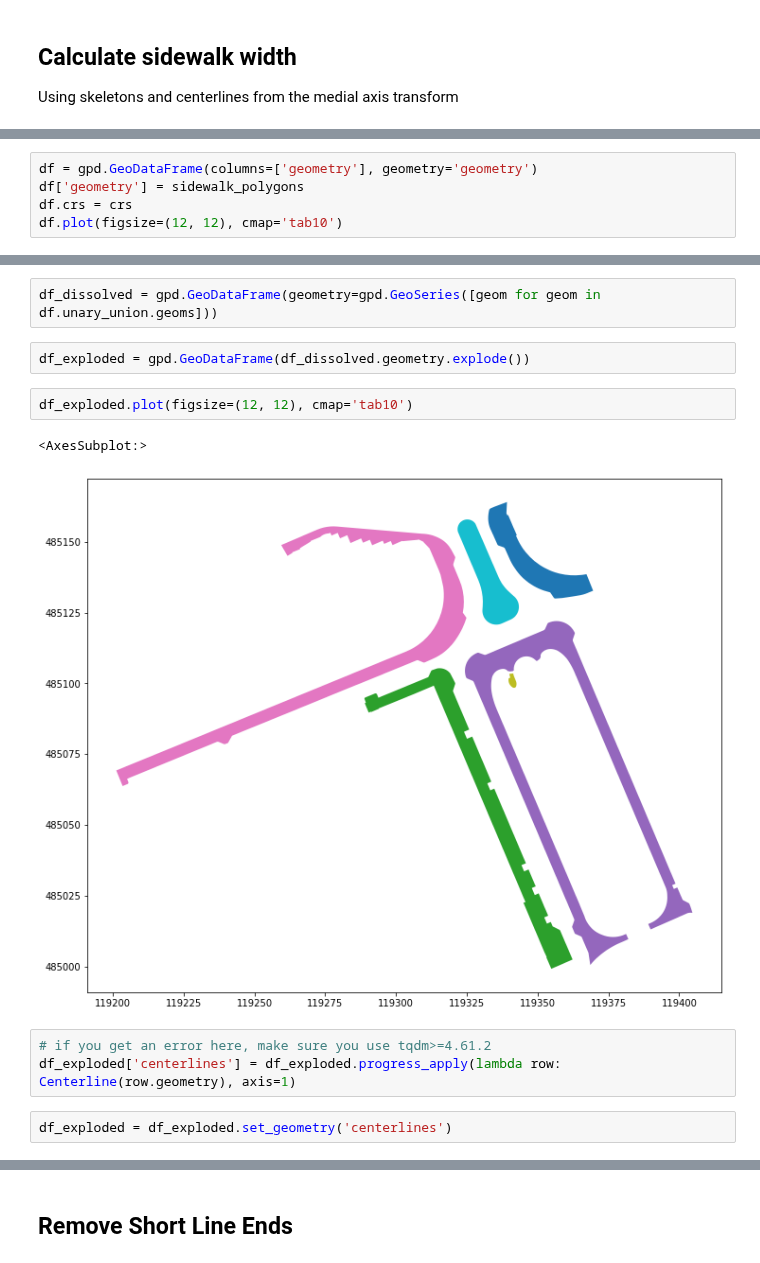
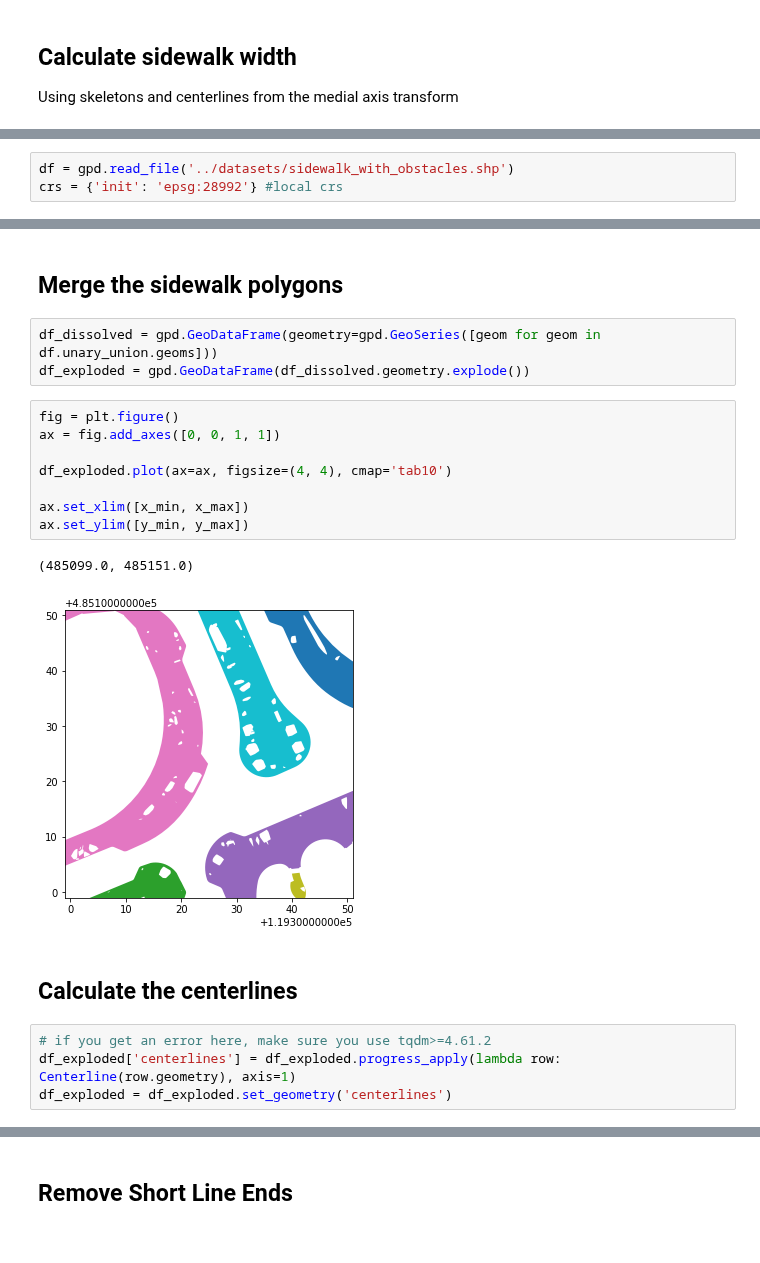
Before and after one commit to Amsterdam-AI-Team/Urban_PointCloud_Sidewalk_Width, a Jupyter notebook: notebooks/5. Sidewalk width.ipynb, the cells around one changed output, grey strips where cells are left out. Drawn from its saved outputs; the diff is of its cells as text.

```diff
--- a/notebooks/5. Sidewalk width.ipynb
+++ b/notebooks/5. Sidewalk width.ipynb
@@ -43,5 +42,3 @@ crs = {'init': 'epsg:28992'} #local crs
 # %%
-df = gpd.GeoDataFrame(columns=['geometry'], geometry='geometry')
-df['geometry'] = sidewalk_polygons
-df.crs = crs
-df.plot(figsize=(12, 12), cmap='tab10')
+df = gpd.read_file('../datasets/sidewalk_with_obstacles.shp')
+crs = {'init': 'epsg:28992'} #local crs
@@ -51,14 +57,22 @@ df.plot(figsize=(12, 12), cmap='tab10')
+# %% [markdown]
+## Merge the sidewalk polygons
 # %%
 df_dissolved = gpd.GeoDataFrame(geometry=gpd.GeoSeries([geom for geom in df.unary_union.geoms]))
+df_exploded = gpd.GeoDataFrame(df_dissolved.geometry.explode())
-# %%
-df_exploded = gpd.GeoDataFrame(df_dissolved.geometry.explode())
 # %%
-df_exploded.plot(figsize=(12, 12), cmap='tab10')
+fig = plt.figure()
+ax = fig.add_axes([0, 0, 1, 1])
+
+df_exploded.plot(ax=ax, figsize=(4, 4), cmap='tab10')
+
+ax.set_xlim([x_min, x_max])
+ax.set_ylim([y_min, y_max])
 # %% [output]
-<AxesSubplot:>
+(485099.0, 485151.0)
-[figure, old version]
+[figure, new version]
+# %% [markdown]
+## Calculate the centerlines
 # %%
 # if you get an error here, make sure you use tqdm>=4.61.2
 df_exploded['centerlines'] = df_exploded.progress_apply(lambda row: Centerline(row.geometry), axis=1)
+df_exploded = df_exploded.set_geometry('centerlines')
-# %%
-df_exploded = df_exploded.set_geometry('centerlines')
```
Also changed, not shown: parts of 23 cells of this notebook, 2 other files.
